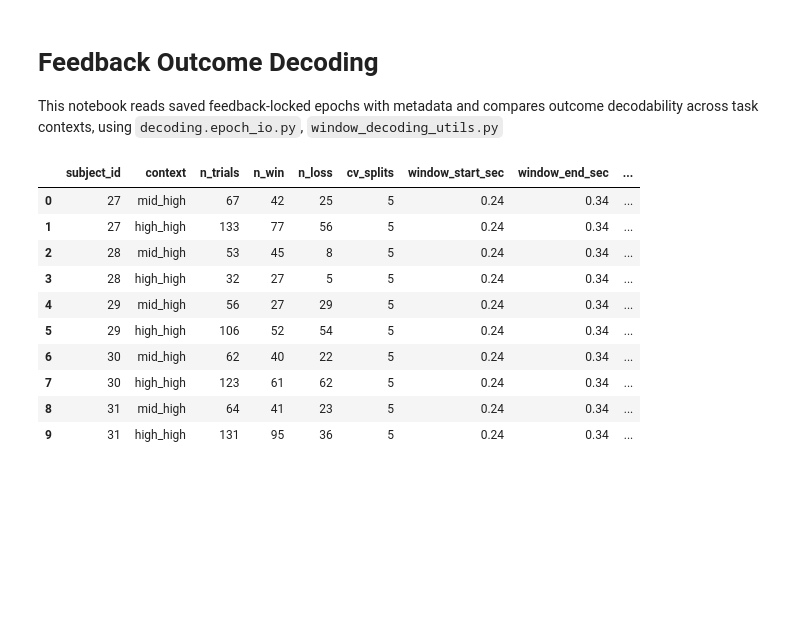
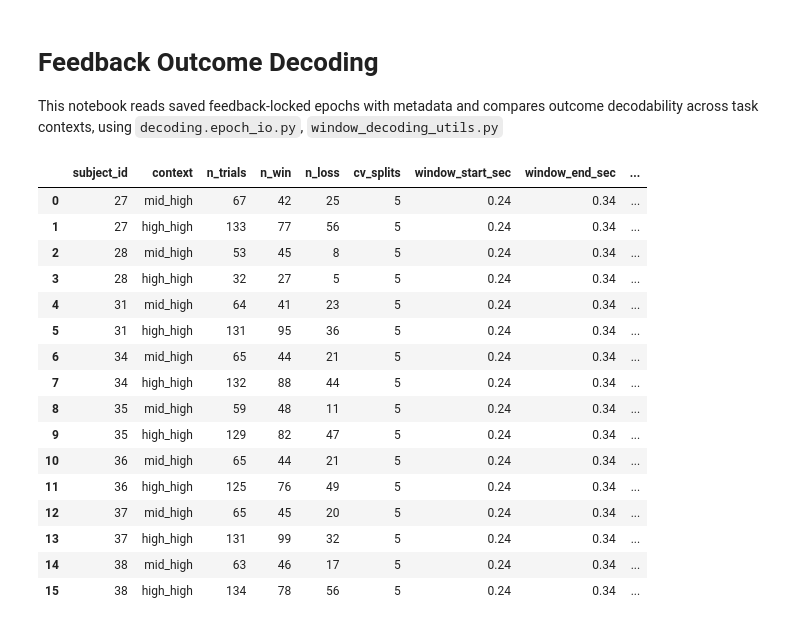
Before and after one commit to xuyg16/EEG_Reward-Processing_ERP, a Jupyter notebook: scripts/decoding/window_decoding.ipynb, the cells around one changed output. Cells and saved outputs as stored; diff of their text form; code cells hidden in the pictures; blank space fills up the shorter version.

```diff
--- a/scripts/decoding/window_decoding.ipynb
+++ b/scripts/decoding/window_decoding.ipynb
@@ -24,38 +24,48 @@ from decoding.decoding_utils.epoch_io import get_epochs_path
 # %%
 PIPELINE = 'proposed'
 CONTEXTS = ['mid_high', 'high_high']
 WINDOW_START = 0.24
 WINDOW_END = 0.34
-SUBJECTS = sorted(config.SUBJECT_INFO)
+# SUBJECTS = sorted(config.SUBJECT_INFO)
+SUBJECTS = sorted(
+    sub for sub, info in config.SUBJECT_INFO.items()
+    if info["learner"]
+)
 
 subjects_to_run = [
     sid for sid in SUBJECTS
     if get_epochs_path(sid, PIPELINE, 'feedback', root_dir=EPOCHS_ROOT).exists()
 ]
 if not subjects_to_run:
     raise FileNotFoundError('No saved feedback epochs found. Run make_feedback_epochs.ipynb first.')
 
 summary_df, _, _ = run_group_decoding_window(
     subjects_to_run,
     PIPELINE,
     CONTEXTS,
     window_start=WINDOW_START,
     window_end=WINDOW_END,
     root_dir=EPOCHS_ROOT,
 )
 summary_df
 # %% [output]
 |  | subject_id | context | n_trials | n_win | n_loss | cv_splits | window_start_sec | window_end_sec | ... |
 | 0 | 27 | mid_high | 67 | 42 | 25 | 5 | 0.24 | 0.34 | ... |
 | 1 | 27 | high_high | 133 | 77 | 56 | 5 | 0.24 | 0.34 | ... |
 | 2 | 28 | mid_high | 53 | 45 | 8 | 5 | 0.24 | 0.34 | ... |
 | 3 | 28 | high_high | 32 | 27 | 5 | 5 | 0.24 | 0.34 | ... |
-| 4 | 29 | mid_high | 56 | 27 | 29 | 5 | 0.24 | 0.34 | ... |
-| 5 | 29 | high_high | 106 | 52 | 54 | 5 | 0.24 | 0.34 | ... |
-| 6 | 30 | mid_high | 62 | 40 | 22 | 5 | 0.24 | 0.34 | ... |
-| 7 | 30 | high_high | 123 | 61 | 62 | 5 | 0.24 | 0.34 | ... |
-| 8 | 31 | mid_high | 64 | 41 | 23 | 5 | 0.24 | 0.34 | ... |
-| 9 | 31 | high_high | 131 | 95 | 36 | 5 | 0.24 | 0.34 | ... |
+| 4 | 31 | mid_high | 64 | 41 | 23 | 5 | 0.24 | 0.34 | ... |
+| 5 | 31 | high_high | 131 | 95 | 36 | 5 | 0.24 | 0.34 | ... |
+| 6 | 34 | mid_high | 65 | 44 | 21 | 5 | 0.24 | 0.34 | ... |
+| 7 | 34 | high_high | 132 | 88 | 44 | 5 | 0.24 | 0.34 | ... |
+| 8 | 35 | mid_high | 59 | 48 | 11 | 5 | 0.24 | 0.34 | ... |
+| 9 | 35 | high_high | 129 | 82 | 47 | 5 | 0.24 | 0.34 | ... |
+| 10 | 36 | mid_high | 65 | 44 | 21 | 5 | 0.24 | 0.34 | ... |
+| 11 | 36 | high_high | 125 | 76 | 49 | 5 | 0.24 | 0.34 | ... |
+| 12 | 37 | mid_high | 65 | 45 | 20 | 5 | 0.24 | 0.34 | ... |
+| 13 | 37 | high_high | 131 | 99 | 32 | 5 | 0.24 | 0.34 | ... |
+| 14 | 38 | mid_high | 63 | 46 | 17 | 5 | 0.24 | 0.34 | ... |
+| 15 | 38 | high_high | 134 | 78 | 56 | 5 | 0.24 | 0.34 | ... |
 # %%
 fig, axes, paired_df = plot_window_decoding_summary(
     summary_df,
```
Also changed, not shown: parts of 1 cell of this notebook, 17 other files.
